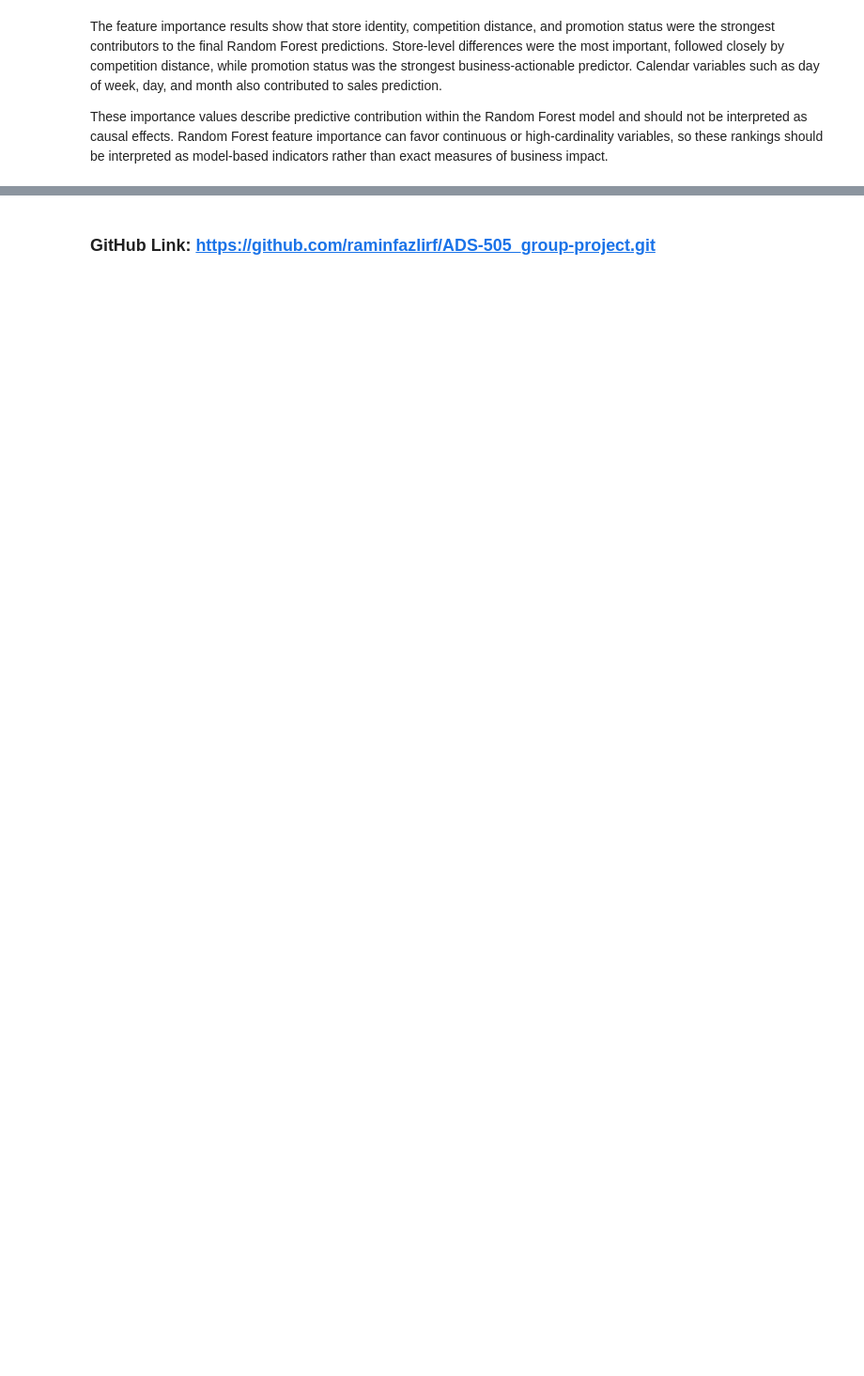
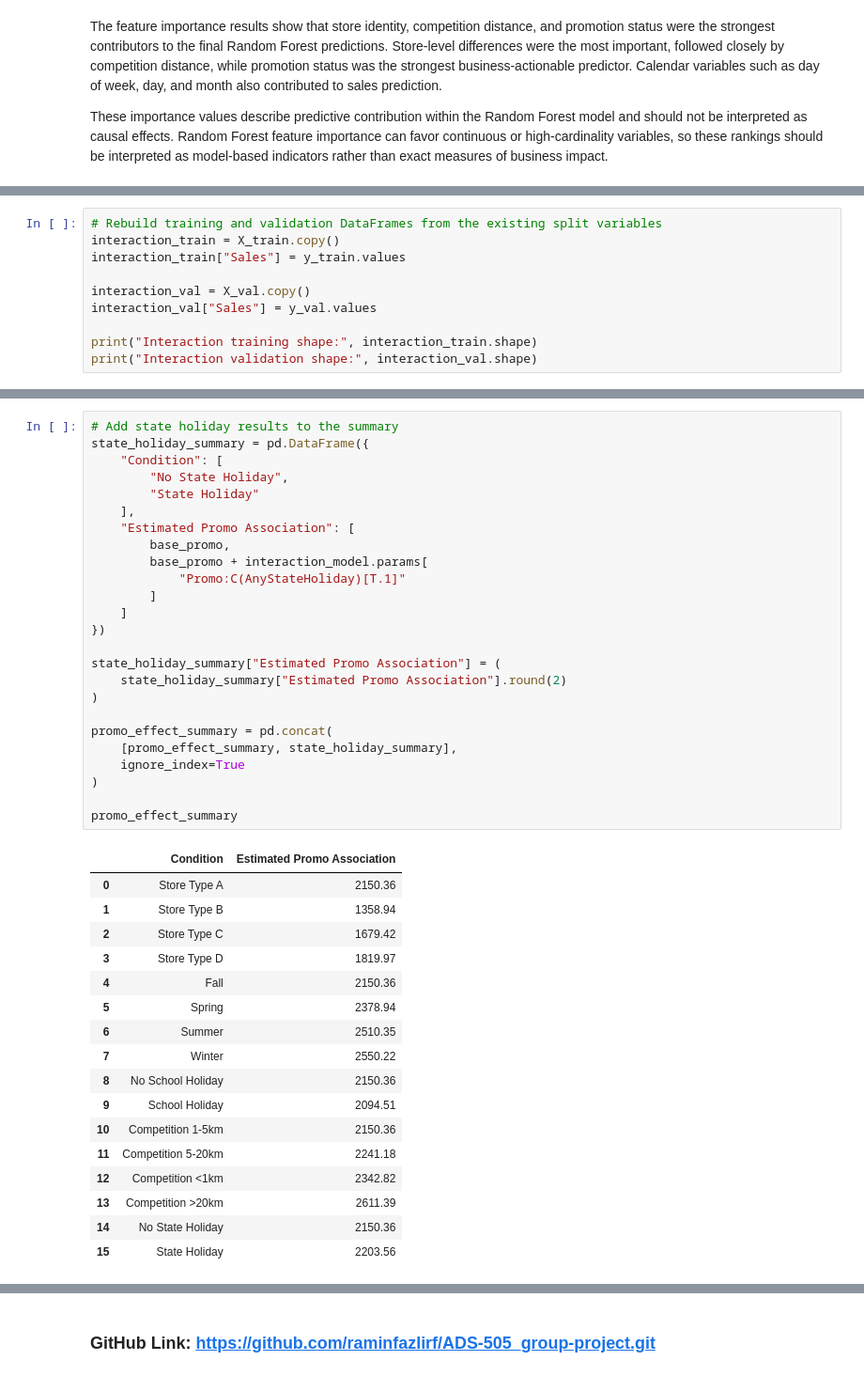
Before and after one commit to raminfazlirf/ADS-505_group-project, a Jupyter notebook: notebooks/03_modeling.ipynb, the cells around one changed output, grey strips where cells are left out. Shown at 94% size. Saved outputs shown, nothing was run; the diff lists cells and outputs as text; blank space fills up the shorter version.

Commit message:
added interaction regression
added to show how promotion sales relationships changes by store type, season, holidays, and competition. Random forest is still main final model this is just supporting

```diff
--- a/notebooks/03_modeling.ipynb
+++ b/notebooks/03_modeling.ipynb
@@ -1246,0 +1254,10 @@ These importance values describe predictive contribution within the Random Fores
+# %%
+# Rebuild training and validation DataFrames from the existing split variables
+interaction_train = X_train.copy()
+interaction_train["Sales"] = y_train.values
+
+interaction_val = X_val.copy()
+interaction_val["Sales"] = y_val.values
+
+print("Interaction training shape:", interaction_train.shape)
+print("Interaction validation shape:", interaction_val.shape)
@@ -1246,0 +1444,43 @@ These importance values describe predictive contribution within the Random Fores
+# %%
+# Add state holiday results to the summary
+state_holiday_summary = pd.DataFrame({
+    "Condition": [
+        "No State Holiday",
+        "State Holiday"
+    ],
+    "Estimated Promo Association": [
+        base_promo,
+        base_promo + interaction_model.params[
+            "Promo:C(AnyStateHoliday)[T.1]"
+        ]
+    ]
+})
+
+state_holiday_summary["Estimated Promo Association"] = (
+    state_holiday_summary["Estimated Promo Association"].round(2)
+)
+
+promo_effect_summary = pd.concat(
+    [promo_effect_summary, state_holiday_summary],
+    ignore_index=True
+)
+
+promo_effect_summary
+# %% [output]
+|  | Condition | Estimated Promo Association |
+| 0 | Store Type A | 2150.36 |
+| 1 | Store Type B | 1358.94 |
+| 2 | Store Type C | 1679.42 |
+| 3 | Store Type D | 1819.97 |
+| 4 | Fall | 2150.36 |
+| 5 | Spring | 2378.94 |
+| 6 | Summer | 2510.35 |
+| 7 | Winter | 2550.22 |
+| 8 | No School Holiday | 2150.36 |
+| 9 | School Holiday | 2094.51 |
+| 10 | Competition 1-5km | 2150.36 |
+| 11 | Competition 5-20km | 2241.18 |
+| 12 | Competition <1km | 2342.82 |
+| 13 | Competition >20km | 2611.39 |
+| 14 | No State Holiday | 2150.36 |
+| 15 | State Holiday | 2203.56 |
```
Also changed, not shown: parts of 15 cells of this notebook.
